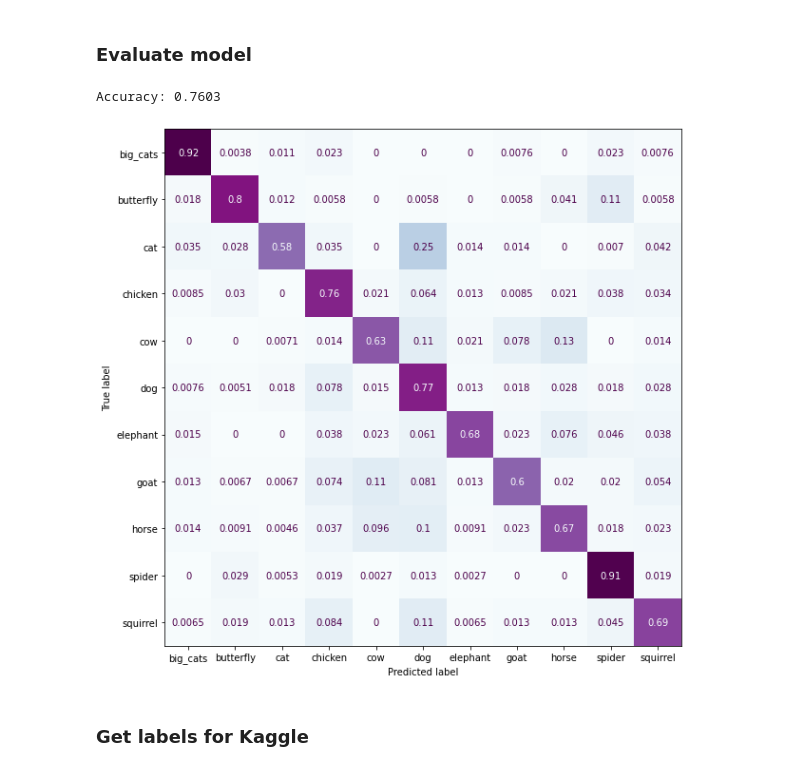
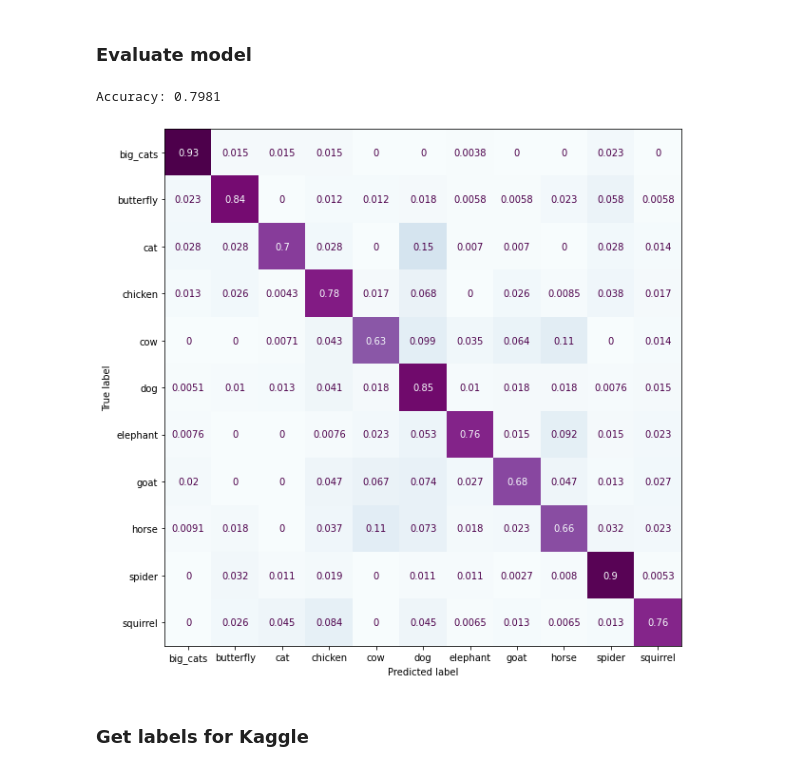
Before and after one commit to guillaume-jones/INF8245E, a Jupyter notebook: Kaggle/model6_vgg.ipynb, the cells around one changed output. Cells and saved outputs as stored; diff of their text form; code cells hidden in the pictures.

```diff
--- a/Kaggle/model6_vgg.ipynb
+++ b/Kaggle/model6_vgg.ipynb
@@ -143,20 +143,20 @@ INFO:tensorflow:Assets written to: models/model6/VGG_6_80\assets
 # %% [markdown]
 ### Evaluate model
 # %%
-model_to_evaluate = 'model_name' # Can be changed to evaluate older models
+model_to_evaluate = 'VGG_6_79' # Can be changed to evaluate older models
 try:
     loaded_model = keras.models.load_model(f'models/{model_number}/{model_to_evaluate}')
 except:
-    model = model
+    loaded_model = model
 
-test_pred_raw = model.predict(valid_dataset.batch(128))
+test_pred_raw = loaded_model.predict(valid_dataset.batch(128))
 test_pred = np.argmax(test_pred_raw, axis=1)
 
 kaggle.print_accuracy(valid_labels, test_pred)
 kaggle.plot_confusion_matrix(valid_labels, test_pred)
 # %% [output]
-Accuracy: 0.7603
+Accuracy: 0.7981
-[figure, old version]
+[figure, new version]
 # %% [markdown]
 ### Get labels for Kaggle
 # %%
```
Also changed, not shown: parts of 2 cells of this notebook, 6 other files.
